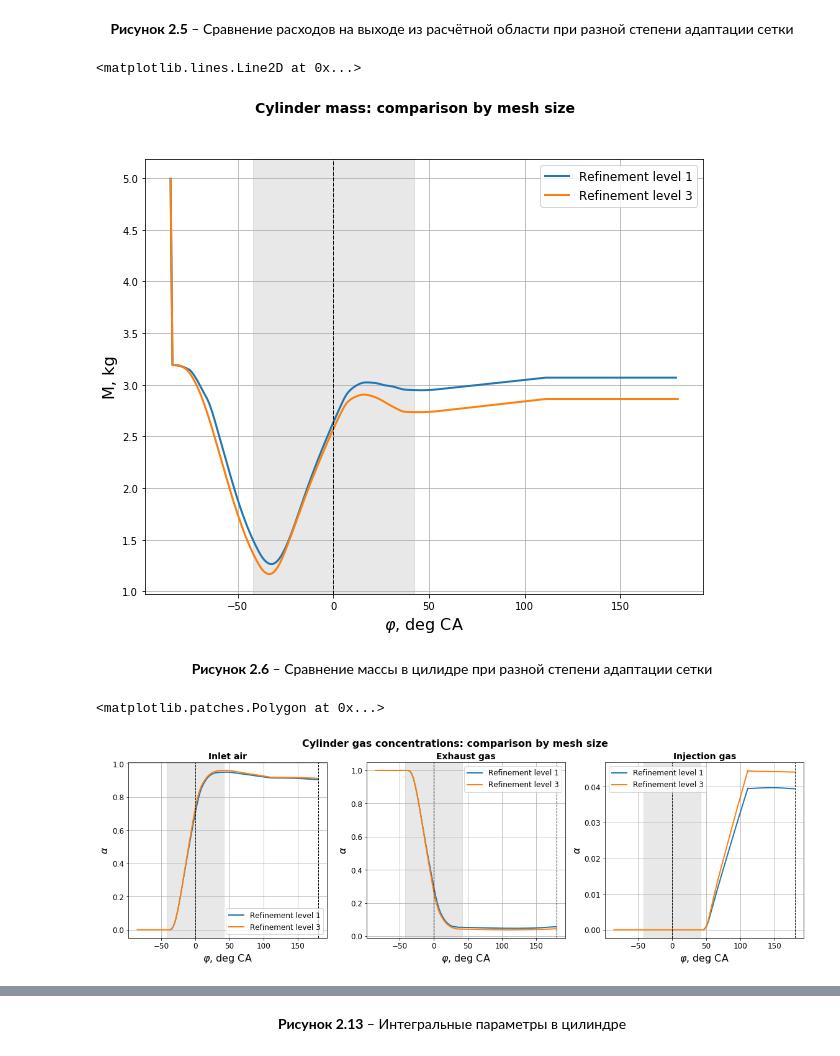
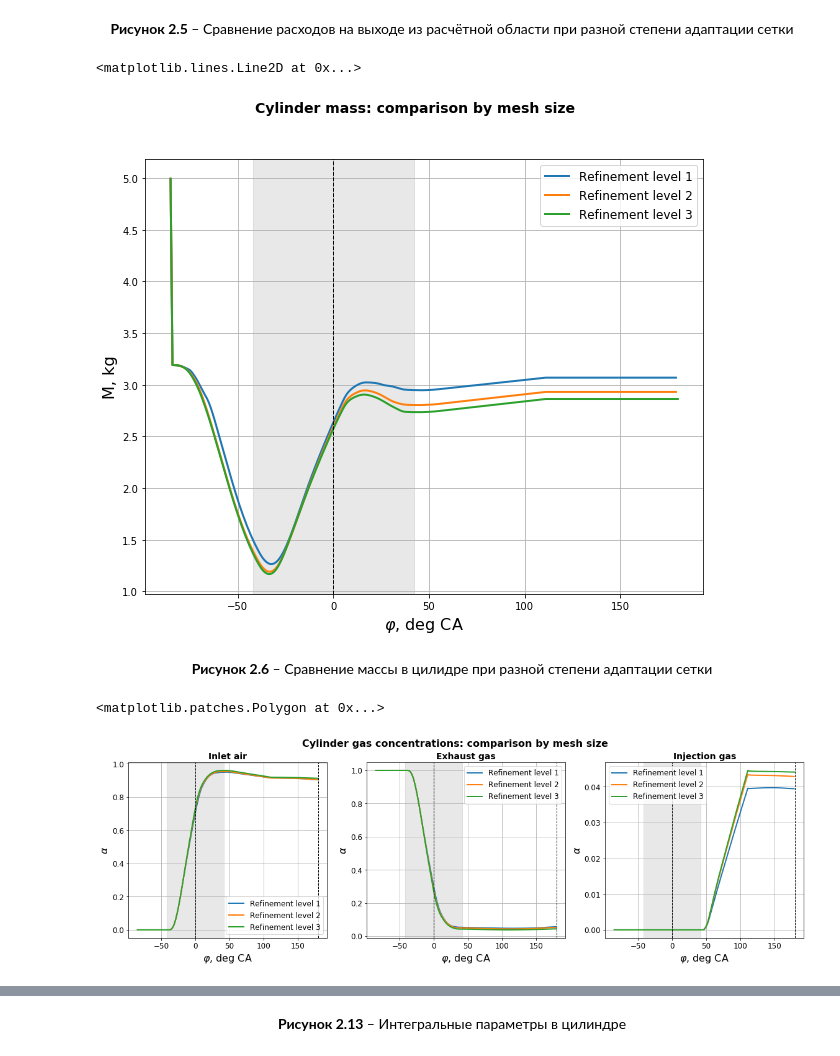
Before and after one commit to staneuski/dualFuelEngine, a Jupyter notebook: etc/FlowVision/MAN_BnW.ipynb, the cells around one changed output, grey strips where cells are left out. Drawn from its saved outputs; the diff is of its cells as text; code cells hidden in the pictures.

```diff
--- a/etc/FlowVision/MAN_BnW.ipynb
+++ b/etc/FlowVision/MAN_BnW.ipynb
@@ -697,7 +697,7 @@ def getCylFlowVisionData(caseName):
     return p, T
 
 p_quarterRefinement1, T_quarterRefinement1 = getCylFlowVisionData('quarterMaxRefinement1_deltaT2CA')
-# p_quarterRefinement2, T_quarterRefinement2 = getCylFlowVisionData('quarterMaxRefinement2_deltaT025CA')
+p_quarterRefinement2, T_quarterRefinement2 = getCylFlowVisionData('quarterMaxRefinement2_deltaT025CA')
 p_quarterRefinement3, T_quarterRefinement3 = getCylFlowVisionData('quarterMaxRefinement3_deltaT025CA')
 # %%
 ''' Integal paramaters in the cylinder '''
@@ -921,38 +921,38 @@ plt.axvline(x = 0, color = 'black', linestyle = '--', linewidth = linewidthLight
 # %%
 ''' Cylinder mass '''
 
 plt.figure(
     figsize = (xFigSize, yFigSize)
 ).suptitle(
     'Cylinder mass: comparison by mesh size', fontweight = 'bold', fontsize = subplotFontSize
 )
 plt.plot(
     range(-EVO, len(p_quarterRefinement1['Mass']) - EVO),
     p_quarterRefinement1['Mass']*4,
     linewidth = linewidthHeavy,
     label = 'Refinement level 1'
 )
-# plt.plot(
-#     range(-EVO, len(p_quarterRefinement2['Mass']) - EVO),
-#     p_quarterRefinement2['Mass']*4,
-#     linewidth = linewidthHeavy,
-#     label = 'Refinement level 2'
-# )
+plt.plot(
+    range(-EVO, len(p_quarterRefinement2['Mass']) - EVO),
+    p_quarterRefinement2['Mass']*4,
+    linewidth = linewidthHeavy,
+    label = 'Refinement level 2'
+)
 plt.plot(
     range(-EVO, len(p_quarterRefinement3['Mass']) - EVO),
     p_quarterRefinement3['Mass']*4,
     linewidth = linewidthHeavy,
     label = 'Refinement level 3'
 )
 plt.grid( True );    plt.legend( loc = 'best', fontsize = legendFontSize )
 plt.xlabel( '$\\varphi$, deg CA', fontsize = labelFontSize )
 plt.ylabel( 'M, kg', fontsize = labelFontSize )
 
 plt.axvspan(-IPC, IPO, alpha = 0.18, color = 'grey')
 plt.axvline(x = 0, color = 'black', linestyle = '--', linewidth = linewidthLight)
 # %% [output]
 <matplotlib.lines.Line2D at 0x...>
-[figure, old version]
+[figure, new version]
 # %% [markdown]
 <center>
     <b> Рисунок 2.6 </b> – Сравнение массы в цилидре при разной степени адаптации сетки
@@ -1006,12 +1006,12 @@ plt.plot(
     linewidth = linewidthHeavy,
     label = 'Refinement level 1'
 )
-# plt.plot(
-#     range(-EVO, len(alphaAir_quarterRefinement2[alphaAveragePar]) - EVO),
-#     alphaAir_quarterRefinement2[alphaAveragePar],
-#     linewidth = linewidthHeavy,
-#     label = 'Refinement level 2'
-# )
+plt.plot(
+    range(-EVO, len(alphaAir_quarterRefinement2[alphaAveragePar]) - EVO),
+    alphaAir_quarterRefinement2[alphaAveragePar],
+    linewidth = linewidthHeavy,
+    label = 'Refinement level 2'
+)
 plt.plot(
     range(-EVO, len(alphaAir_quarterRefinement3[alphaAveragePar]) - EVO),
     alphaAir_quarterRefinement3[alphaAveragePar],
@@ -1058,12 +1058,12 @@ plt.plot(
     linewidth = linewidthHeavy,
     label = 'Refinement level 1'
 )
-# plt.plot(
-#     range(-EVO, len(alphaExh_quarterRefinement2[alphaAveragePar]) - EVO),
-#     alphaExh_quarterRefinement2[alphaAveragePar],
-#     linewidth = linewidthHeavy,
-#     label = 'Refinement level 2'
-# )
+plt.plot(
+    range(-EVO, len(alphaExh_quarterRefinement2[alphaAveragePar]) - EVO),
+    alphaExh_quarterRefinement2[alphaAveragePar],
+    linewidth = linewidthHeavy,
+    label = 'Refinement level 2'
+)
 plt.plot(
     range(-EVO, len(alphaExh_quarterRefinement3[alphaAveragePar]) - EVO),
     alphaExh_quarterRefinement3[alphaAveragePar],
@@ -1110,12 +1110,12 @@ plt.plot(
     linewidth = linewidthHeavy,
     label = 'Refinement level 1'
 )
-# plt.plot(
-#     range(-EVO, len(alphaGas_quarterRefinement2[alphaAveragePar]) - EVO),
-#     alphaGas_quarterRefinement2[alphaAveragePar],
-#     linewidth = linewidthHeavy,
-#     label = 'Refinement level 2'
-# )
+plt.plot(
+    range(-EVO, len(alphaGas_quarterRefinement2[alphaAveragePar]) - EVO),
+    alphaGas_quarterRefinement2[alphaAveragePar],
+    linewidth = linewidthHeavy,
+    label = 'Refinement level 2'
+)
 plt.plot(
     range(-EVO, len(alphaGas_quarterRefinement3[alphaAveragePar]) - EVO),
     alphaGas_quarterRefinement3[alphaAveragePar],
@@ -1152,7 +1152,7 @@ plt.axvspan(-IPO, IPC, alpha=0.18, color='grey')
 # )
 # %% [output]
 <matplotlib.patches.Polygon at 0x...>
-[figure, old version]
+[figure, new version]
 # %% [markdown]
 <center>
     <b> Рисунок 2.7 </b> – Сравнение концентраций газов в цилиндре при разной степени адаптации сетки
```
Also changed, not shown: parts of 13 cells of this notebook.
